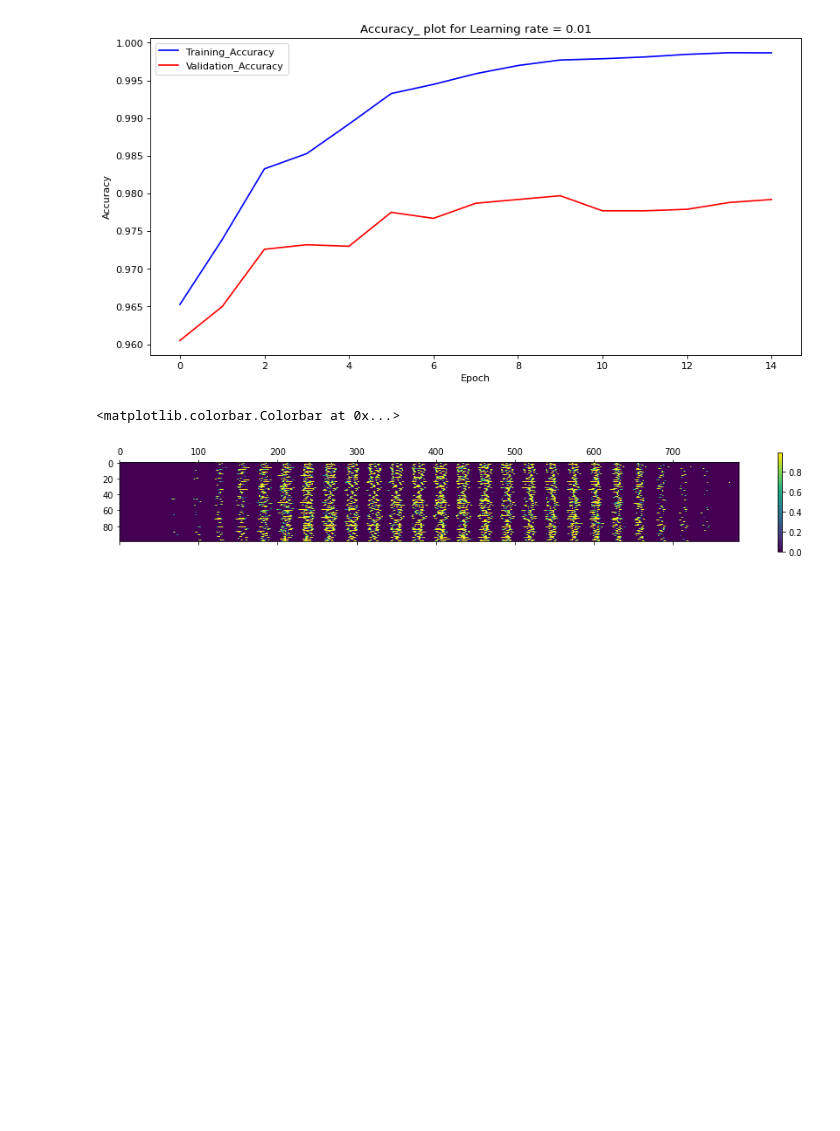
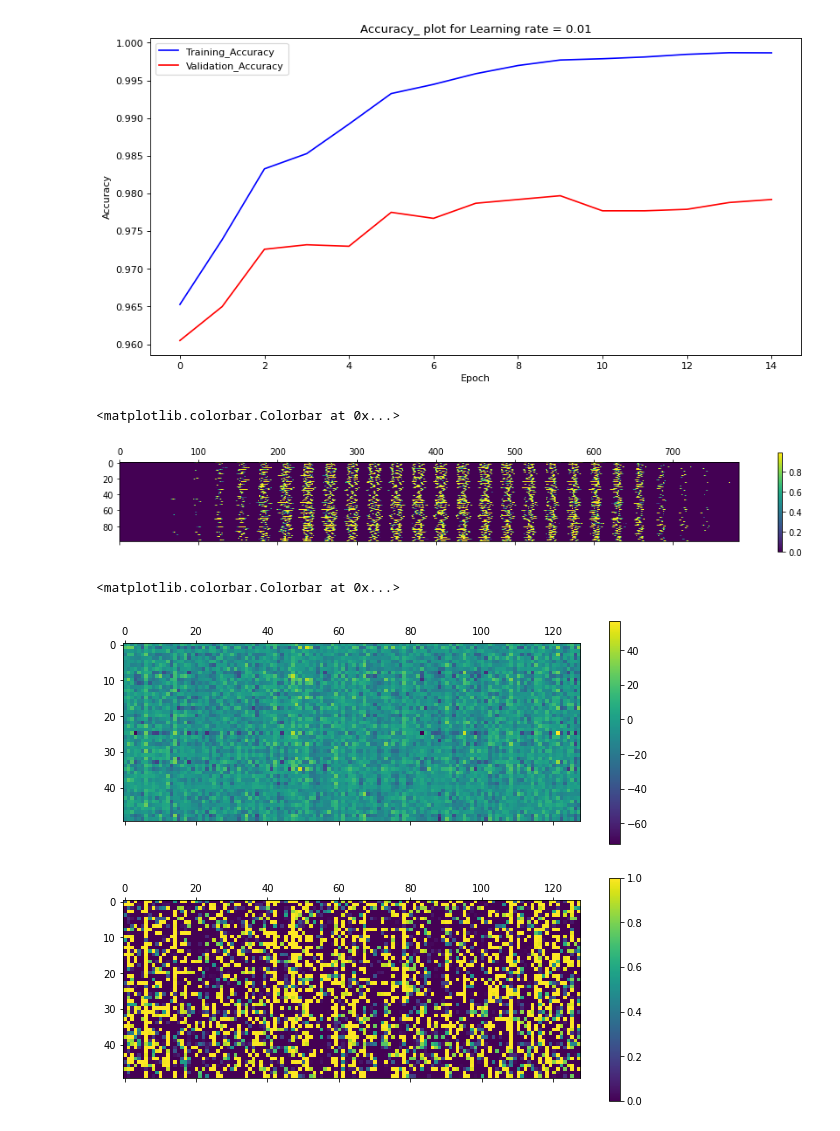
Before and after one commit to atharvabagde/ML_starter, a Jupyter notebook: MNIST/MNIST_Neural_Network.ipynb, the cells around one changed output. Saved outputs shown, nothing was run; the diff lists cells and outputs as text; code cells hidden in the pictures; blank space fills up the shorter version.

```diff
--- a/MNIST/MNIST_Neural_Network.ipynb
+++ b/MNIST/MNIST_Neural_Network.ipynb
@@ -372,3 +372,12 @@ plt.colorbar()
 # %% [output]
 <matplotlib.colorbar.Colorbar at 0x...>
 [figure]
+# %%
+plt.matshow(network.Z1[0:50])
+plt.colorbar()
+plt.matshow(network.A1[0:50])
+plt.colorbar()
+# %% [output]
+<matplotlib.colorbar.Colorbar at 0x...>
+[figure, added]
+[figure, added]
```
Also changed, not shown: parts of 1 cell of this notebook.
